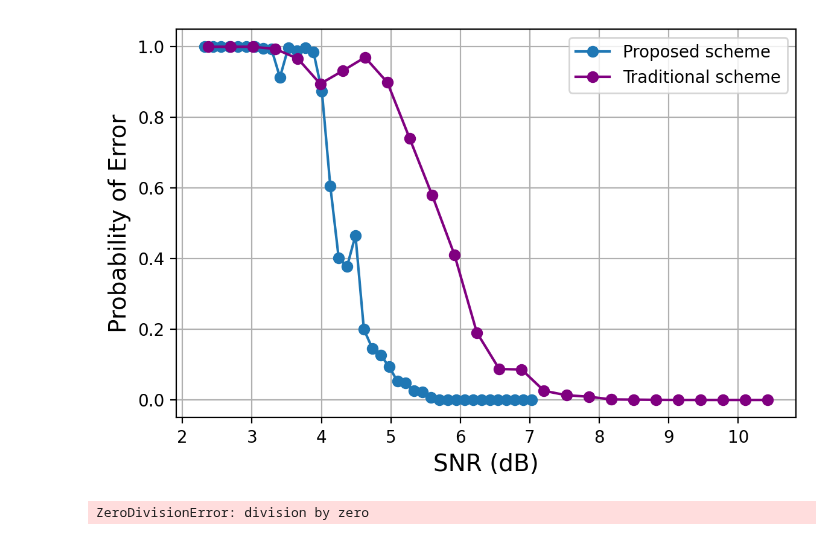
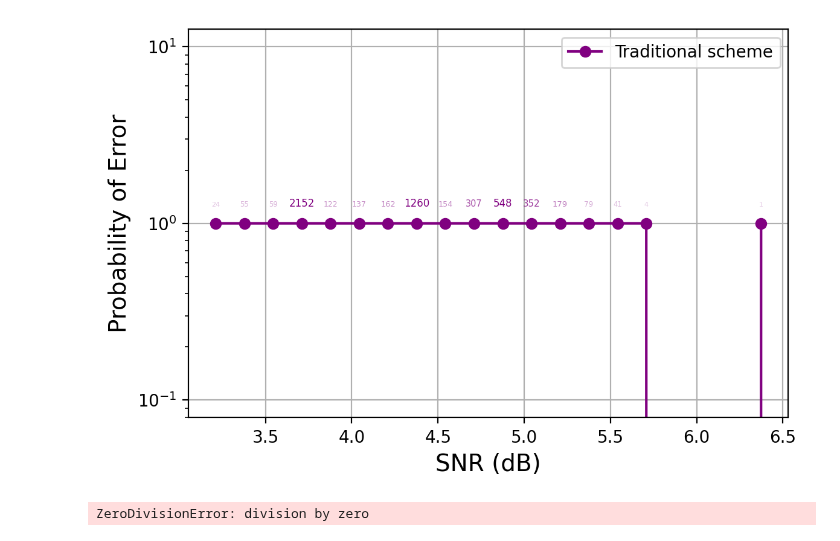
Before and after one commit to mkashani-phd/Secure_Wireless_Relay, a Jupyter notebook: Experiments/3_node_test/analyze.ipynb, the cells around one changed output. Drawn from its saved outputs; the diff is of its cells as text; code cells hidden in the pictures.

```diff
--- a/Experiments/3_node_test/analyze.ipynb
+++ b/Experiments/3_node_test/analyze.ipynb
@@ -101,11 +219,11 @@ sorted_configs = sorted(grouped.items(), key=lambda x: x[1]['total_messages'], r
 # %%
-top_configs = [config for i, config in enumerate(sorted_configs[:7]) if i not in (2,4, 6)]
+top_configs = [config for i, config in enumerate(sorted_configs[:2]) if i not in [4]]
 
 # Plot
 plt.figure(figsize=(13, 6), dpi=200)
 cnt = 0
 for config_json, data in top_configs:
-    if data['total_messages'] < 100:
+    if data['total_messages'] < 2:
         continue  # Still enforce min 100 messages
 
     success_snrs = np.array(data['success_snrs'])
@@ -274,13 +585,13 @@ from pymongo import MongoClient
 
 # --- Connect to MongoDB ---
 client = MongoClient('mongodb://localhost:27017/')
-db = client['MAC_1D']
+db = client['MAC_1D_R=1_2']
 
 dest1d_col = db['destination, phase_1']
 
 # --- Settings ---
-TARGET_MAC = '023c03d8dfd3e9f5ba101ac681ec00d01c727428a1a5969ae817120958045b74'
-n_bins = 26  # Number of SNR bins
+TARGET_MAC = '3095d06a9a08dae3487f52d1373530f3a5d8a7769eed5ae495a6beada60b0e86'
+n_bins = 20  # Number of SNR bins
 
 # --- Load Documents ---
 docs = list(dest1d_col.find({}))
@@ -327,7 +638,7 @@ snr_points_2 = (bins[:-1] + bins[1:]) / 2
 plt.figure(figsize=(6, 4), dpi=200)
 
 
-plt.plot(snr_points, average_error_prob, marker='o', label='Proposed scheme')
+# plt.plot(snr_points, average_error_prob, marker='o', label='Proposed scheme')
 
 
 
@@ -343,55 +654,55 @@ plt.plot(snr_points, average_error_prob, marker='o', label='Proposed scheme')
 #     scale_factor = 500  # Adjust based on your dataset
 
 #     fontsize = min(max(min_fontsize, (count / scale_factor) * (max_fontsize - min_fontsize) + min_fontsize), max_fontsize)
 #     alpha = min(max(min_alpha, (count / scale_factor) * (max_alpha - min_alpha) + min_alpha), max_alpha)
 
 #     plt.annotate(
 #         str(count),
 #         (x, y),
 #         textcoords="offset points",
 #         xytext=(0, 10),
 #         ha='center',
 #         fontsize=fontsize,
 #         alpha=alpha,
 #         color=plt.gca().lines[-1].get_color()  # Use the same color as the label
 #     )
 
-plt.plot(snr_points_2, error_prob, marker='o', label='Traditional scheme', color='purple')
+plt.semilogy(snr_points_2, error_prob, marker='o', label='Traditional scheme', color='purple')
 # Annotate each point with total number of packets
-# for x, y, count in zip(snr_points_2, error_prob, total_hist):
-#     if count == 0:
-#         continue
+for x, y, count in zip(snr_points_2, error_prob, total_hist):
+    if count == 0:
+        continue
 
-#     min_fontsize = 4
-#     max_fontsize = 6
-#     min_alpha = 0.2
-#     max_alpha = 1.0
-#     scale_factor = 500  # Adjust based on your dataset
+    min_fontsize = 4
+    max_fontsize = 6
+    min_alpha = 0.2
+    max_alpha = 1.0
+    scale_factor = 500  # Adjust based on your dataset
 
-#     fontsize = min(max(min_fontsize, (count / scale_factor) * (max_fontsize - min_fontsize) + min_fontsize), max_fontsize)
-#     alpha = min(max(min_alpha, (count / scale_factor) * (max_alpha - min_alpha) + min_alpha), max_alpha)
+    fontsize = min(max(min_fontsize, (count / scale_factor) * (max_fontsize - min_fontsize) + min_fontsize), max_fontsize)
+    alpha = min(max(min_alpha, (count / scale_factor) * (max_alpha - min_alpha) + min_alpha), max_alpha)
 
-#     plt.annotate(
-#         str(count),
-#         (x, y),
-#         textcoords="offset points",
-#         xytext=(0, 10),
-#         ha='center',
-#         fontsize=fontsize,
-#         alpha=alpha,
-#         color=plt.gca().lines[-1].get_color()  # Use the same color as the label
-#     )
+    plt.annotate(
+        str(count),
+        (x, y),
+        textcoords="offset points",
+        xytext=(0, 10),
+        ha='center',
+        fontsize=fontsize,
+        alpha=alpha,
+        color=plt.gca().lines[-1].get_color()  # Use the same color as the label
+    )
 
 # --- Final Plot Settings ---
 plt.xlabel('SNR (dB)', fontsize=14)
 plt.ylabel('Probability of Error', fontsize=14)
 # plt.title('Average Probability of Error vs SNR (Destination Phase 1 - MAC_1D)', fontsize=16)
 plt.grid(True)
 plt.legend()
 plt.tight_layout()
 plt.show()
 # %% [output]
-[figure, old version]
+[figure, new version]
 # %%
 
 1/0
```
Also changed, not shown: parts of 17 cells of this notebook, 7 other files.
